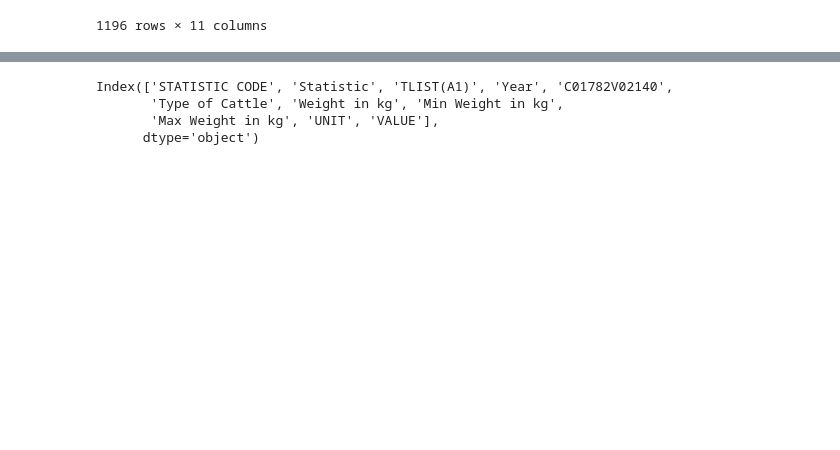
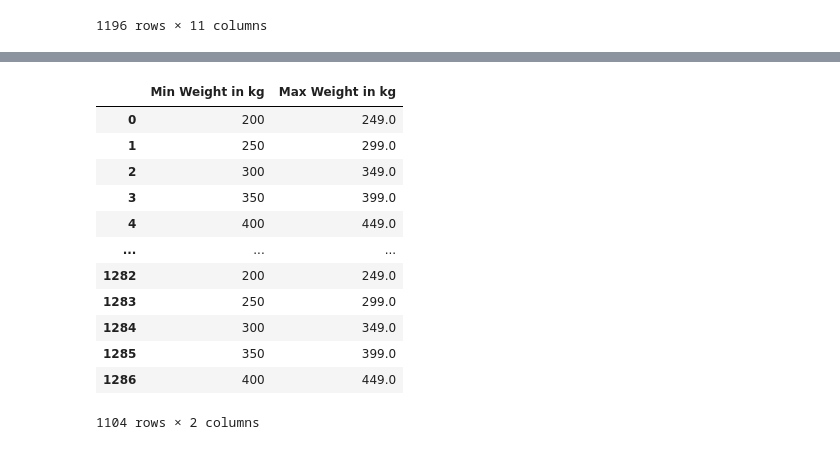
Before and after one commit to vicalfayo09/steer_price_prediction_ml, a Jupyter notebook: datasetloading.ipynb, the cells around one changed output, grey strips where cells are left out. Drawn from its saved outputs; the diff is of its cells as text; code cells hidden in the pictures; blank space fills up the shorter version.

```diff
--- a/datasetloading.ipynb
+++ b/datasetloading.ipynb
@@ -415,7 +300,0 @@ NameError: ignored
-# %%
-df.columns
-# %% [output]
-Index(['STATISTIC CODE', 'Statistic', 'TLIST(A1)', 'Year', 'C01782V02140',
-       'Type of Cattle', 'Weight in kg', 'Min Weight in kg',
-       'Max Weight in kg', 'UNIT', 'VALUE'],
-      dtype='object')
@@ -425,0 +304,16 @@ Index(['STATISTIC CODE', 'Statistic', 'TLIST(A1)', 'Year', 'C01782V02140',
+# %%
+x
+# %% [output]
+|  | Min Weight in kg | Max Weight in kg |
+| 0 | 200 | 249.0 |
+| 1 | 250 | 299.0 |
+| 2 | 300 | 349.0 |
+| 3 | 350 | 399.0 |
+| 4 | 400 | 449.0 |
+| ... | ... | ... |
+| 1282 | 200 | 249.0 |
+| 1283 | 250 | 299.0 |
+| 1284 | 300 | 349.0 |
+| 1285 | 350 | 399.0 |
+| 1286 | 400 | 449.0 |
+1104 rows × 2 columns
```
Also changed, not shown: parts of 72 cells of this notebook.
